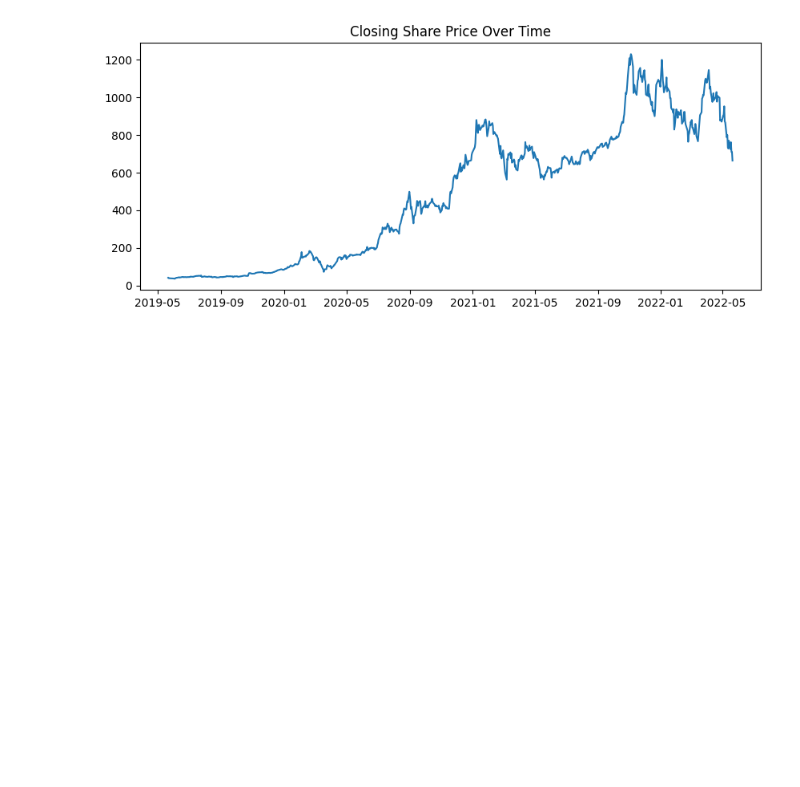
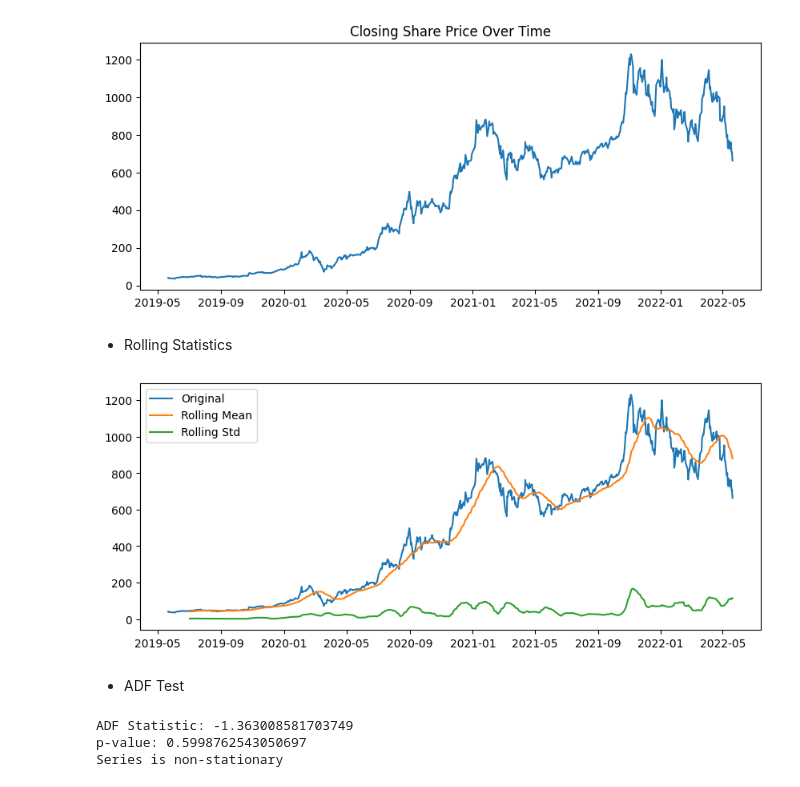
Before and after one commit to Agumekenneth/Time-series-, a Jupyter notebook: practice/prac.ipynb, the cells around one changed output. Drawn from its saved outputs; the diff is of its cells as text; code cells hidden in the pictures; blank space fills up the shorter version.

```diff
--- a/practice/prac.ipynb
+++ b/practice/prac.ipynb
@@ -149,3 +153,35 @@ plt.title("Closing Share Price Over Time")
 plt.show()
 # %% [output]
 [figure]
+# %% [markdown]
+- Rolling Statistics
+# %%
+rolling_mean = data2['Close'].rolling(window=30).mean()
+rolling_std = data2['Close'].rolling(window=30).std()
+
+plt.figure(figsize=(10,4))
+plt.plot(data2['Close'], label='Original')
+plt.plot(rolling_mean, label='Rolling Mean')
+plt.plot(rolling_std, label='Rolling Std')
+plt.legend()
+plt.show()
+# %% [output]
+[figure, added]
+# %% [markdown]
+- ADF Test
+# %%
+from statsmodels.tsa.stattools import adfuller
+
+result = adfuller(data2['Close'])
+
+print("ADF Statistic:", result[0])
+print("p-value:", result[1])
+
+if result[1] < 0.05:
+    print("Series is stationary")
+else:
+    print("Series is non-stationary")
+# %% [output]
+ADF Statistic: -1.363008581703749
+p-value: 0.5998762543050697
+Series is non-stationary
```
Also changed, not shown: parts of 8 cells of this notebook, 6 other files.
